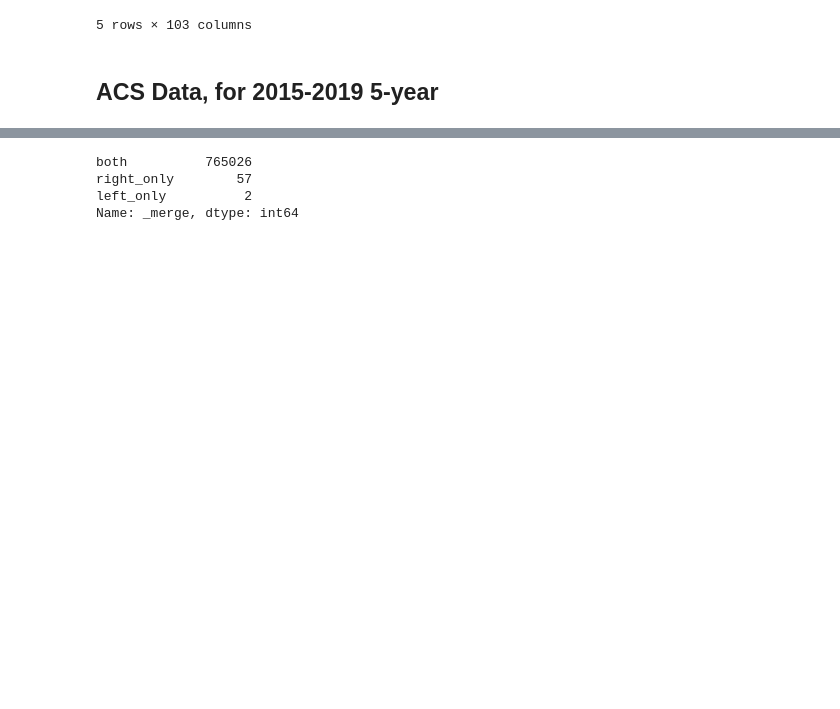
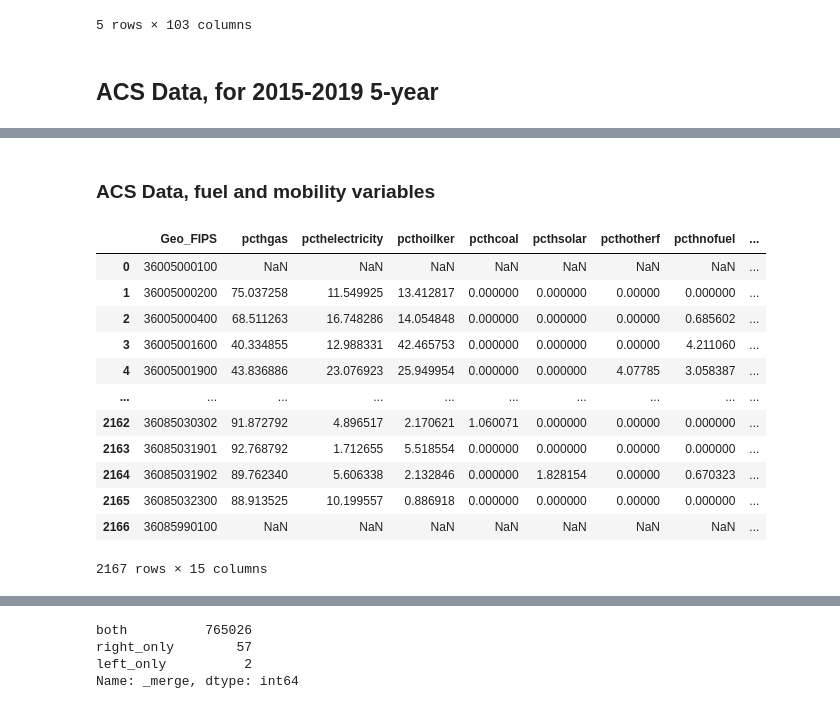
Before and after one commit to KaiElwood/machine-learning-final, a Jupyter notebook: code/01_merge_bbl.ipynb, the cells around one changed output, grey strips where cells are left out. Cells and saved outputs as stored; diff of their text form; code cells hidden in the pictures; blank space fills up the shorter version.

```diff
--- a/code/01_merge_bbl.ipynb
+++ b/code/01_merge_bbl.ipynb
@@ -329,0 +336,24 @@ acs.head()
+# %% [markdown]
+### ACS Data, fuel and mobility variables
+# %%
+csvnew = drive.CreateFile({'id': '1w3TaiypzzVSIYD9VvhCqwXaNfzkpj9V1'})
+csvnew.GetContentFile('acs_2019_fuel_mobility.csv')
+
+acs_new= pd.read_csv('acs_2019_fuel_mobility.csv').drop(['Unnamed: 0'], axis=1)
+
+
+acs_new
+# %% [output]
+|  | Geo_FIPS | pcthgas | pcthelectricity | pcthoilker | pcthcoal | pcthsolar | pcthotherf | pcthnofuel | ... |
+| 0 | 36005000100 | NaN | NaN | NaN | NaN | NaN | NaN | NaN | ... |
+| 1 | 36005000200 | 75.037258 | 11.549925 | 13.412817 | 0.000000 | 0.000000 | 0.00000 | 0.000000 | ... |
+| 2 | 36005000400 | 68.511263 | 16.748286 | 14.054848 | 0.000000 | 0.000000 | 0.00000 | 0.685602 | ... |
+| 3 | 36005001600 | 40.334855 | 12.988331 | 42.465753 | 0.000000 | 0.000000 | 0.00000 | 4.211060 | ... |
+| 4 | 36005001900 | 43.836886 | 23.076923 | 25.949954 | 0.000000 | 0.000000 | 4.07785 | 3.058387 | ... |
+| ... | ... | ... | ... | ... | ... | ... | ... | ... | ... |
+| 2162 | 36085030302 | 91.872792 | 4.896517 | 2.170621 | 1.060071 | 0.000000 | 0.00000 | 0.000000 | ... |
+| 2163 | 36085031901 | 92.768792 | 1.712655 | 5.518554 | 0.000000 | 0.000000 | 0.00000 | 0.000000 | ... |
+| 2164 | 36085031902 | 89.762340 | 5.606338 | 2.132846 | 0.000000 | 1.828154 | 0.00000 | 0.670323 | ... |
+| 2165 | 36085032300 | 88.913525 | 10.199557 | 0.886918 | 0.000000 | 0.000000 | 0.00000 | 0.000000 | ... |
+| 2166 | 36085990100 | NaN | NaN | NaN | NaN | NaN | NaN | NaN | ... |
+2167 rows × 15 columns
```
Also changed, not shown: parts of 19 cells of this notebook, 1 other file.
